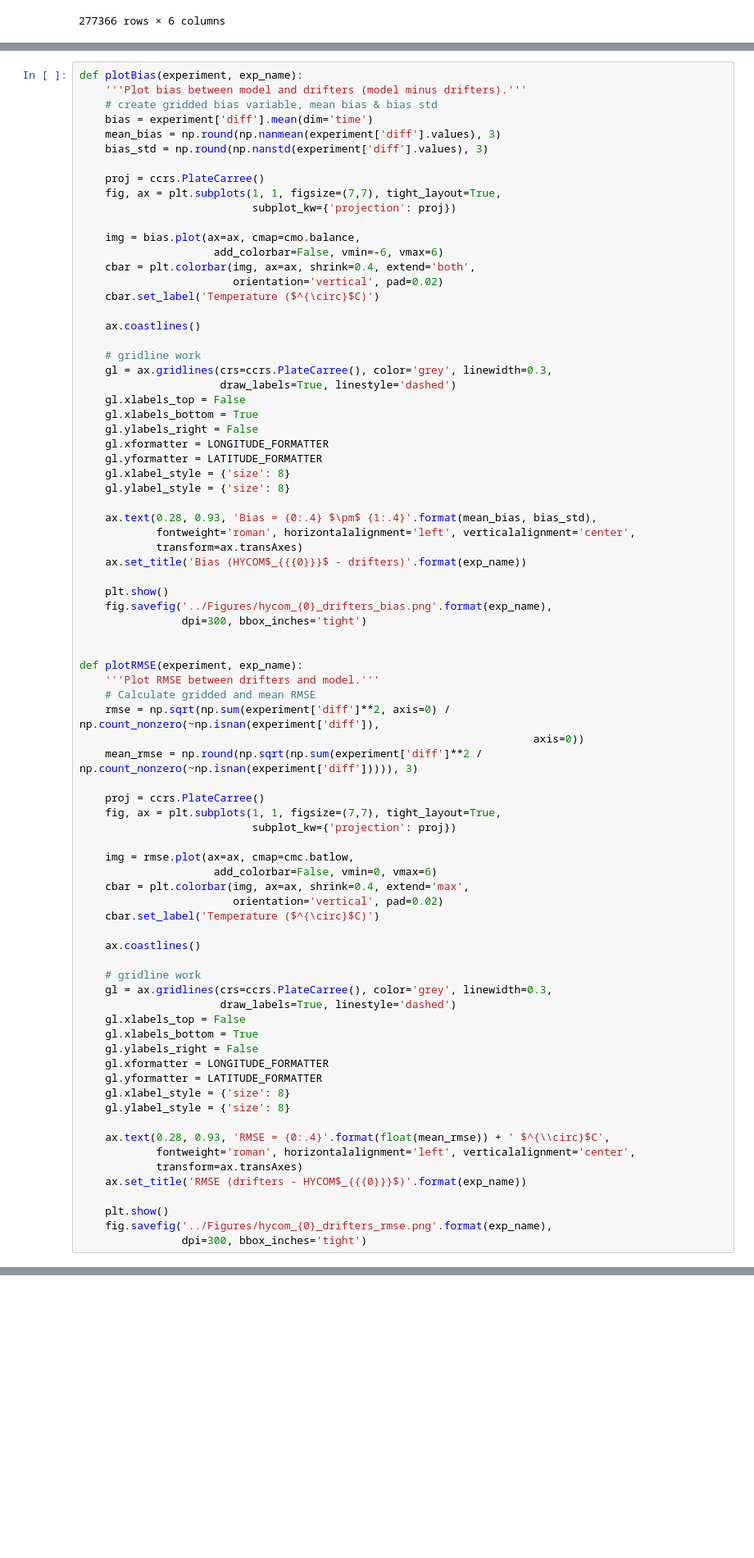
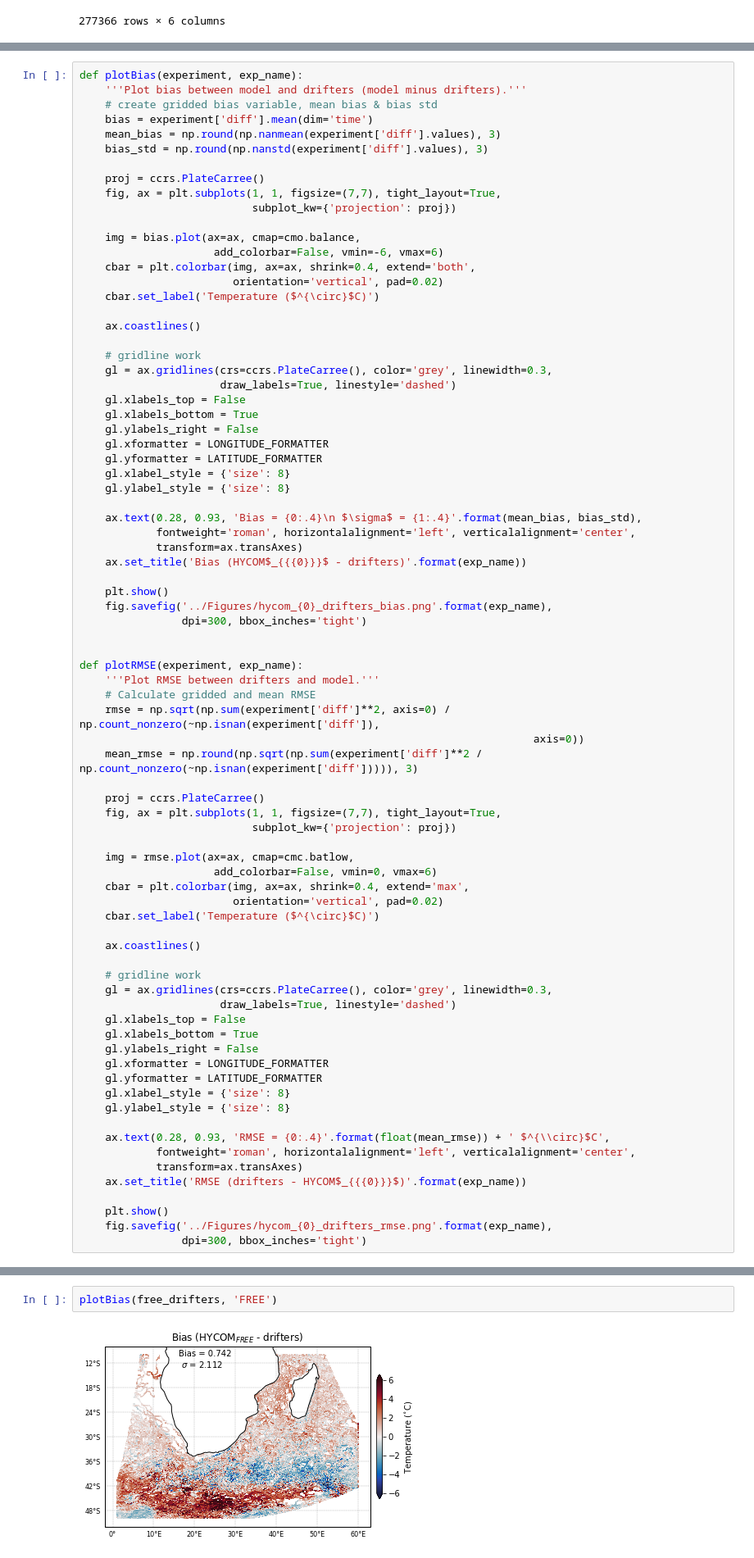
Before and after one commit to HarryLuyt/paper1_scripts, a Jupyter notebook: Scripts/HYCOM_Drifter_SST_comparison.ipynb, the cells around one changed output, grey strips where cells are left out. Shown at 82% size. Saved outputs shown, nothing was run; the diff lists cells and outputs as text; blank space fills up the shorter version.

Commit message:
For accuracy, change plus minus in bias plot to be sigma instead

```diff
--- a/Scripts/HYCOM_Drifter_SST_comparison.ipynb
+++ b/Scripts/HYCOM_Drifter_SST_comparison.ipynb
@@ -264,7 +264,7 @@ def plotBias(experiment, exp_name):
     gl.xlabel_style = {'size': 8}
     gl.ylabel_style = {'size': 8}
 
-    ax.text(0.28, 0.93, 'Bias = {0:.4} $\pm$ {1:.4}'.format(mean_bias, bias_std),
+    ax.text(0.28, 0.93, 'Bias = {0:.4}\n $\sigma$ = {1:.4}'.format(mean_bias, bias_std),
             fontweight='roman', horizontalalignment='left', verticalalignment='center',
             transform=ax.transAxes)
     ax.set_title('Bias (HYCOM$_{{{0}}}$ - drifters)'.format(exp_name))
@@ -319,3 +315,7 @@ plotBias(ostia_drifters, 'OSTIA')
+# %%
+plotBias(free_drifters, 'FREE')
+# %% [output]
+[figure, added]
 # %%
 free_drifters['diff'].mean(dim='time').plot()
 # plt.plot(free_drifters['diff'].mean(dim='time'))
```
Also changed, not shown: parts of 1 cell of this notebook.
